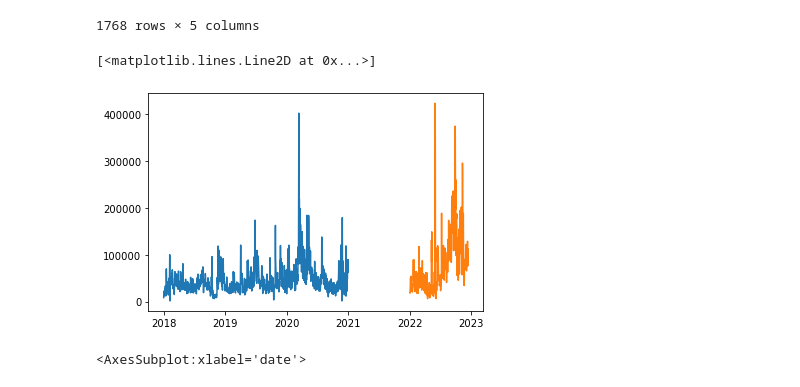
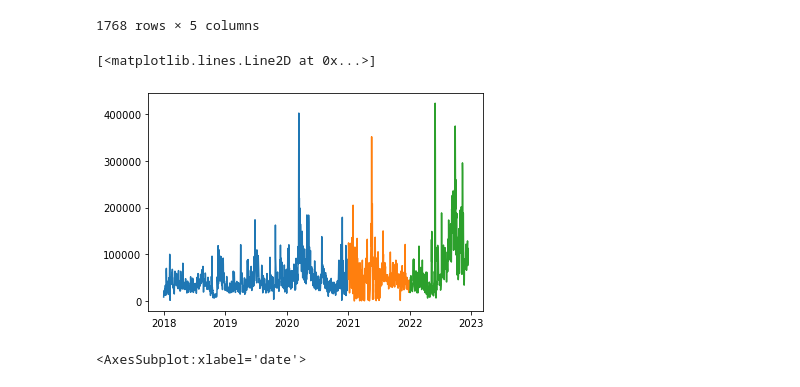
Before and after one commit to Michael-Austin-Mesa/personal-project, a Jupyter notebook: explore.ipynb, the cells around one changed output. Cells and saved outputs as stored; diff of their text form; code cells hidden in the pictures.

```diff
--- a/explore.ipynb
+++ b/explore.ipynb
@@ -38,12 +38,13 @@ btc
 # %%
 train = btc[:'2020']
 validate = btc['2021']
 test = btc['2022']
 plt.plot(train.index, train.btc_volume)
+plt.plot(validate.index, validate.btc_volume)
 plt.plot(test.index, test.btc_volume)
 # %% [output]
 [<matplotlib.lines.Line2D at 0x...>]
-[figure, old version]
+[figure, new version]
 # %%
 y = train.btc_volume
 # %%
```
